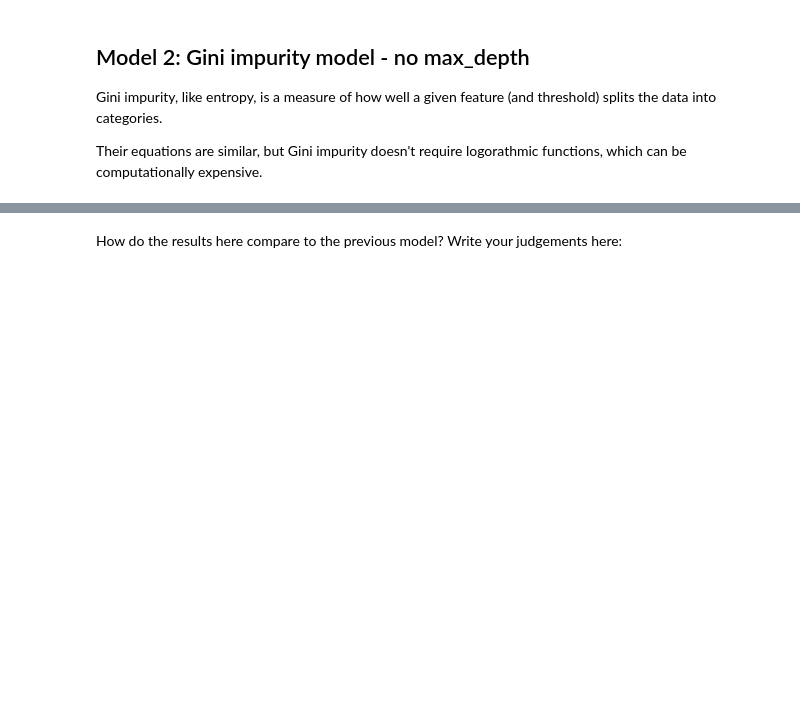
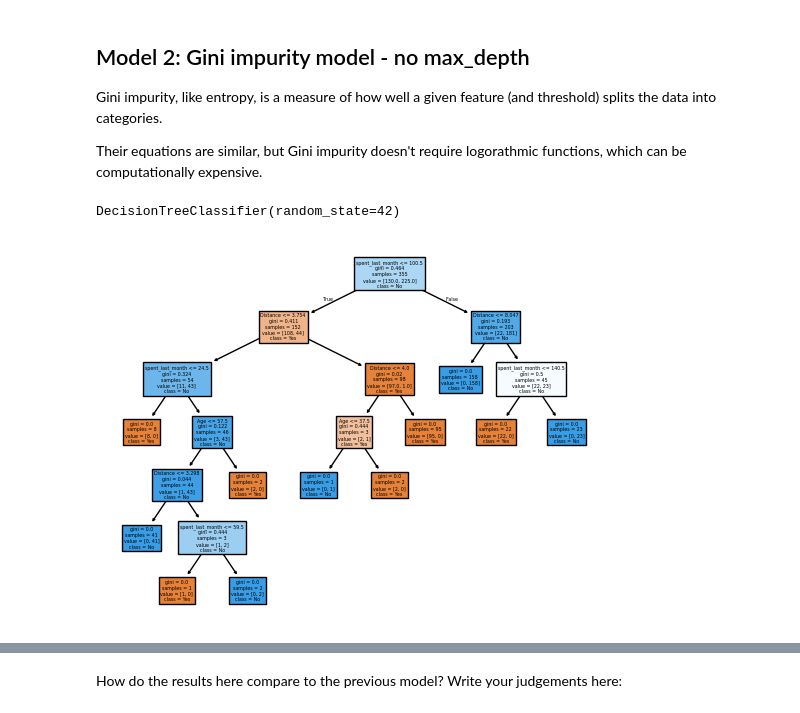
Before and after one commit to blue-santa/sprinboard-data-science-2026, a Jupyter notebook: 14-supervised-learning/03-decision-trees/Springboard Decision Tree Specialty Coffee Case Study - Tier 3.ipynb, the cells around one changed output, grey strips where cells are left out. Cells and saved outputs as stored; diff of their text form; code cells hidden in the pictures; blank space fills up the shorter version.

```diff
--- a/14-supervised-learning/03-decision-trees/Springboard Decision Tree Specialty Coffee Case Study - Tier 3.ipynb
+++ b/14-supervised-learning/03-decision-trees/Springboard Decision Tree Specialty Coffee Case Study - Tier 3.ipynb
@@ -324,23 +466,29 @@ Their equations are similar, but Gini impurity doesn't require logorathmic funct
 # %%
 # Make a variable called gini_model, and assign it exactly what you assigned entr_model with above, but with the
 # criterion changed to 'gini'
-___
+gini_model = tree.DecisionTreeClassifier(criterion='gini', random_state=42)
 
 # Call fit() on the gini_model as you did with the entr_model
-___
+gini_model.fit(X_train, y_train)
 
 # Call predict() on the gini_model as you did with the entr_model
-___
+gini_model.predict(X_test)
 
 # Turn y_pred into a series, as before
-___
+y_pred = pd.Series(y_pred)
 
 # Check out gini_model
-___
+gini_model
+# %% [output]
+DecisionTreeClassifier(random_state=42)
 # %%
 # As before, but make the model name gini_model
-___
-___
-
-# Alternatively for class_names use gini_model.classes_
-___
+fig, ax = plt.subplots()
+tree.plot_tree(
+    gini_model,
+    feature_names=X.columns,
+    class_names=y.unique(),
+    filled=True)
+plt.show()
+# %% [output]
+[figure, added]
```
Also changed, not shown: parts of 71 cells of this notebook.
